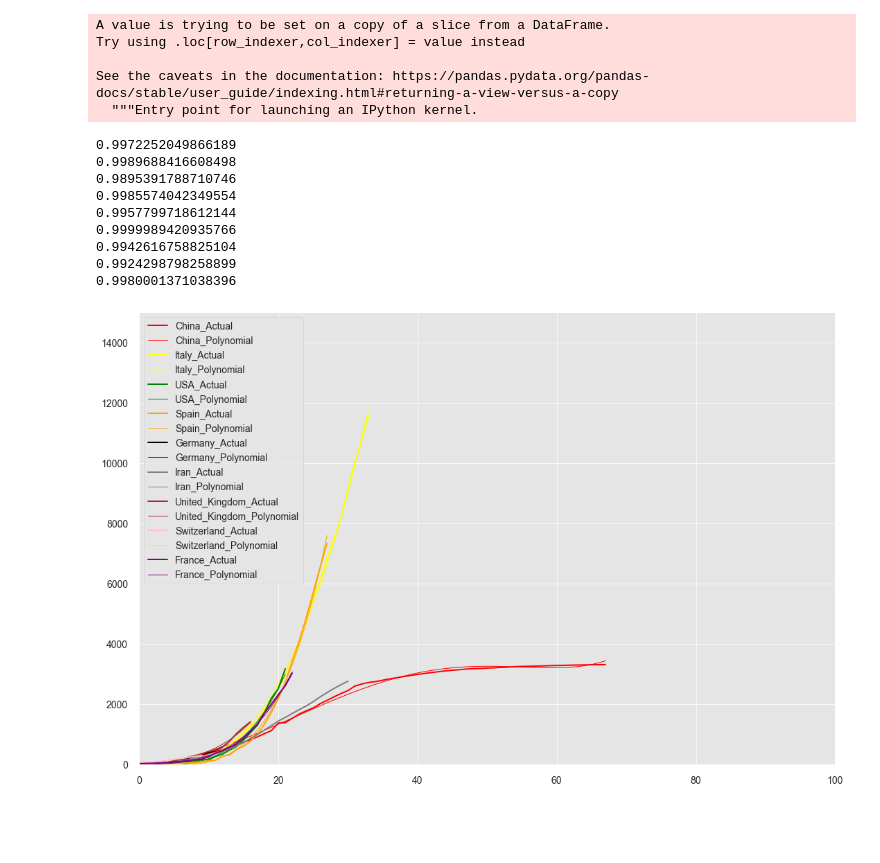
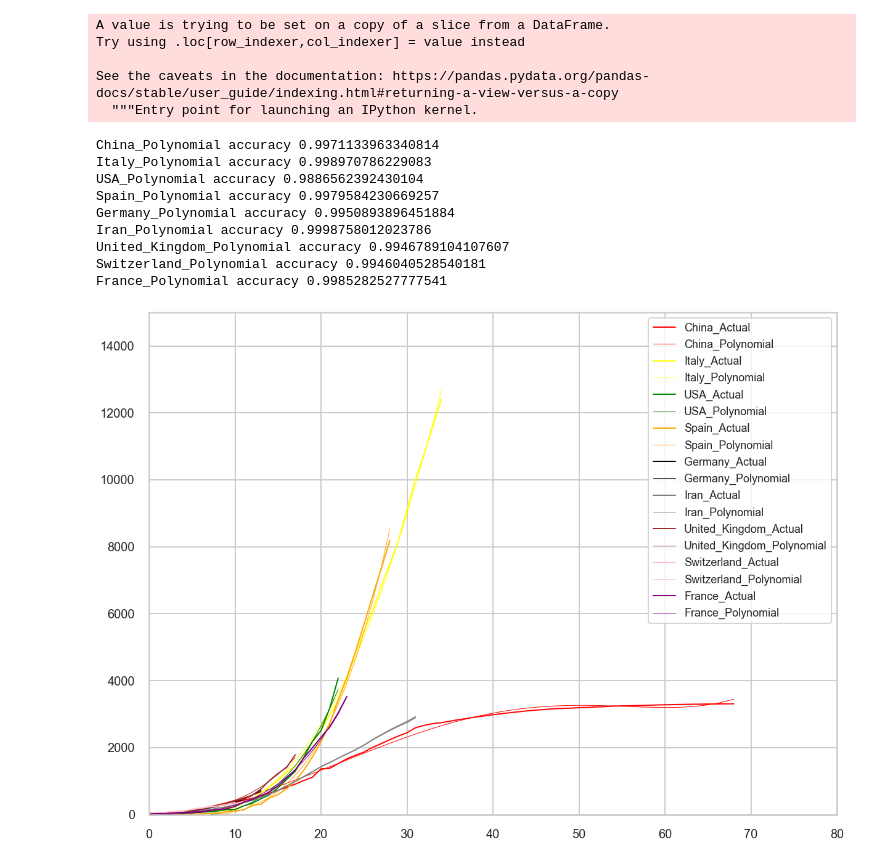
Before and after one commit to CYPRIOTACE/COVID-19-Analysis, a Jupyter notebook: COVID-19 cases analysis-checkpoint.ipynb, the cells around one changed output. Drawn from its saved outputs; the diff is of its cells as text; code cells hidden in the pictures; blank space fills up the shorter version.

```diff
--- a/COVID-19 cases analysis-checkpoint.ipynb
+++ b/COVID-19 cases analysis-checkpoint.ipynb
@@ -26,7 +26,7 @@ from pandas import ExcelFile
 import pandas as pd
 import matplotlib.pyplot as plt
 
-df = pd.read_excel("COVID-19-geographic-disbtribution-worldwide-2020-03-31.xlsx")
+df = pd.read_excel("COVID-19-geographic-disbtribution-worldwide-2020-04-01.xlsx")
 
 print("Column headings:")
 print(df.columns)
@@ -583,14 +583,14 @@ USAy1=dfUSA1.to_numpy()
 poly_reg2 = PolynomialFeatures(degree=5)
 X_poly2 = poly_reg2.fit_transform(USAx1.reshape(-1, 1))
 # %%
-fig, ax = plt.subplots(1, figsize=(18, 12))
+fig, ax = plt.subplots(1, figsize=(20, 15))
 
 lin_reg_2 = linear_model.LinearRegression()
 lin_reg_2.fit(X_poly, y1.reshape(-1, 1))
 y_pred = lin_reg_2.predict(X_poly)
 ax.plot(x1-25, y1, color="red", label="China_Actual", linewidth=2)
 ax.plot(x1-25, y_pred, color="red", label="China_Polynomial", linewidth=1)
-print(r2_score(y1, y_pred))
+print('China_Polynomial accuracy',r2_score(y1, y_pred))
 
 
 lin_reg_2 = linear_model.LinearRegression()
@@ -598,7 +598,7 @@ lin_reg_2.fit(X_poly1, Italyy1.reshape(-1, 1))
 y_pred = lin_reg_2.predict(X_poly1)
 ax.plot(Italyx1-28, Italyy1, color="yellow", label="Italy_Actual", linewidth=2)
 ax.plot(Italyx1-28, y_pred, color="yellow", label="Italy_Polynomial", linewidth=1)
-print(r2_score(Italyy1, y_pred))
+print('Italy_Polynomial accuracy',r2_score(Italyy1, y_pred))
 
 
 lin_reg_2 = linear_model.LinearRegression()
@@ -606,7 +606,7 @@ lin_reg_2.fit(X_poly2, USAy1.reshape(-1, 1))
 y_pred = lin_reg_2.predict(X_poly2)
 ax.plot(USAx1-50, USAy1, color="green", label="USA_Actual", linewidth=2)
 ax.plot(USAx1-50, y_pred, color="green", label="USA_Polynomial", linewidth=1)
-print(r2_score(USAy1, y_pred))
+print('USA_Polynomial accuracy',r2_score(USAy1, y_pred))
 
 
 lin_reg_2 = linear_model.LinearRegression()
@@ -614,7 +614,7 @@ lin_reg_2.fit(X_polyspain, Spainy1.reshape(-1, 1))
 y_pred = lin_reg_2.predict(X_polyspain)
 ax.plot(Spainx1-33, Spainy1, color="orange", label="Spain_Actual", linewidth=2)
 ax.plot(Spainx1-33, y_pred, color="orange", label="Spain_Polynomial", linewidth=1)
-print(r2_score(Spainy1, y_pred))
+print('Spain_Polynomial accuracy',r2_score(Spainy1, y_pred))
 
 
 lin_reg_2 = linear_model.LinearRegression()
@@ -622,55 +622,55 @@ lin_reg_2.fit(X_polyGermany, Germanyy1.reshape(-1, 1))
 y_pred = lin_reg_2.predict(X_polyGermany)
 ax.plot(Germanyx1-52, Germanyy1, color="black", label="Germany_Actual", linewidth=2)
 ax.plot(Germanyx1-52, y_pred, color="black", label="Germany_Polynomial", linewidth=1)
-print(r2_score(Germanyy1, y_pred))
+print('Germany_Polynomial accuracy',r2_score(Germanyy1, y_pred))
 
 
 lin_reg_2 = linear_model.LinearRegression()
 lin_reg_2.fit(X_polyIran, Irany1.reshape(-1, 1))
 y_pred = lin_reg_2.predict(X_polyIran)
 ax.plot(Iranx1-11, Irany1, color="grey", label="Iran_Actual", linewidth=2)
 ax.plot(Iranx1-11, y_pred, color="grey", label="Iran_Polynomial", linewidth=1)
-print(r2_score(Irany1, y_pred))
+print('Iran_Polynomial accuracy',r2_score(Irany1, y_pred))
 
 
 lin_reg_2 = linear_model.LinearRegression()
 lin_reg_2.fit(X_polyUnited_Kingdom, United_Kingdomy1.reshape(-1, 1))
 y_pred = lin_reg_2.predict(X_polyUnited_Kingdom)
 ax.plot(United_Kingdomx1-45, United_Kingdomy1, color="brown", label="United_Kingdom_Actual", linewidth=2)
 ax.plot(United_Kingdomx1-45, y_pred, color="brown", label="United_Kingdom_Polynomial", linewidth=1)
-print(r2_score(United_Kingdomy1, y_pred))
+print('United_Kingdom_Polynomial accuracy',r2_score(United_Kingdomy1, y_pred))
 
 
 lin_reg_2 = linear_model.LinearRegression()
 lin_reg_2.fit(X_polySwitzerland, Switzerlandy1.reshape(-1, 1))
 y_pred = lin_reg_2.predict(X_polySwitzerland)
 ax.plot(Switzerlandx1-26, Switzerlandy1, color="pink", label="Switzerland_Actual", linewidth=2)
 ax.plot(Switzerlandx1-26, y_pred, color="pink", label="Switzerland_Polynomial", linewidth=1)
-print(r2_score(Switzerlandy1, y_pred))
+print('Switzerland_Polynomial accuracy',r2_score(Switzerlandy1, y_pred))
 
 
 lin_reg_2 = linear_model.LinearRegression()
 lin_reg_2.fit(X_polyFrance, Francey1.reshape(-1, 1))
 y_pred = lin_reg_2.predict(X_polyFrance)
 ax.plot(Francex1-45, Francey1, color="purple", label="France_Actual", linewidth=2)
 ax.plot(Francex1-45, y_pred, color="purple", label="France_Polynomial", linewidth=1)
-print(r2_score(Francey1, y_pred))
+print('France_Polynomial accuracy',r2_score(Francey1, y_pred))
 
-plt.legend(loc="upper left", frameon=True, fontsize=14)
-plt.axis([0,100,0,15000])
-plt.rc('xtick', labelsize=16)
-plt.rc('ytick', labelsize=16)
+plt.legend(loc="upper right", frameon=True, fontsize=18)
+plt.axis([0,80,0,15000])
+plt.rc('xtick', labelsize=20)
+plt.rc('ytick', labelsize=20)
 # %% [output]
-0.9972252049866189
-0.9989688416608498
-0.9895391788710746
-0.9985574042349554
-0.9957799718612144
-0.9999989420935766
-0.9942616758825104
-0.9924298798258899
-0.9980001371038396
+China_Polynomial accuracy 0.9971133963340814
+Italy_Polynomial accuracy 0.998970786229083
+USA_Polynomial accuracy 0.9886562392430104
+Spain_Polynomial accuracy 0.9979584230669257
+Germany_Polynomial accuracy 0.9950893896451884
+Iran_Polynomial accuracy 0.9998758012023786
+United_Kingdom_Polynomial accuracy 0.9946789104107607
+Switzerland_Polynomial accuracy 0.9946040528540181
+France_Polynomial accuracy 0.9985282527777541
-[figure, old version]
+[figure, new version]
 # %%
 fig, ax = plt.subplots(1, figsize=(18, 12))
 ax.plot(x1+25-50, y1, color="red", label="China", linewidth=5)
```
Also changed, not shown: parts of 17 cells of this notebook.
